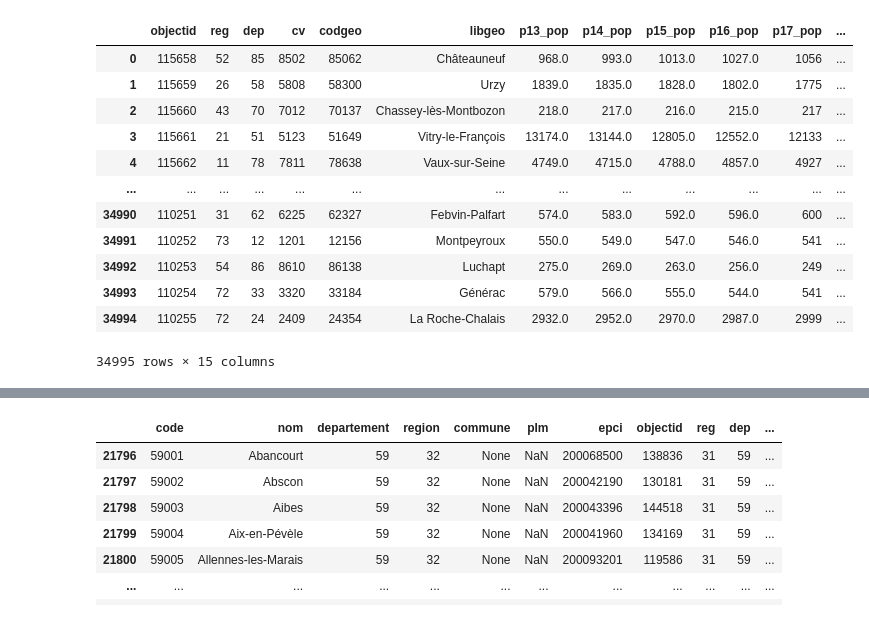
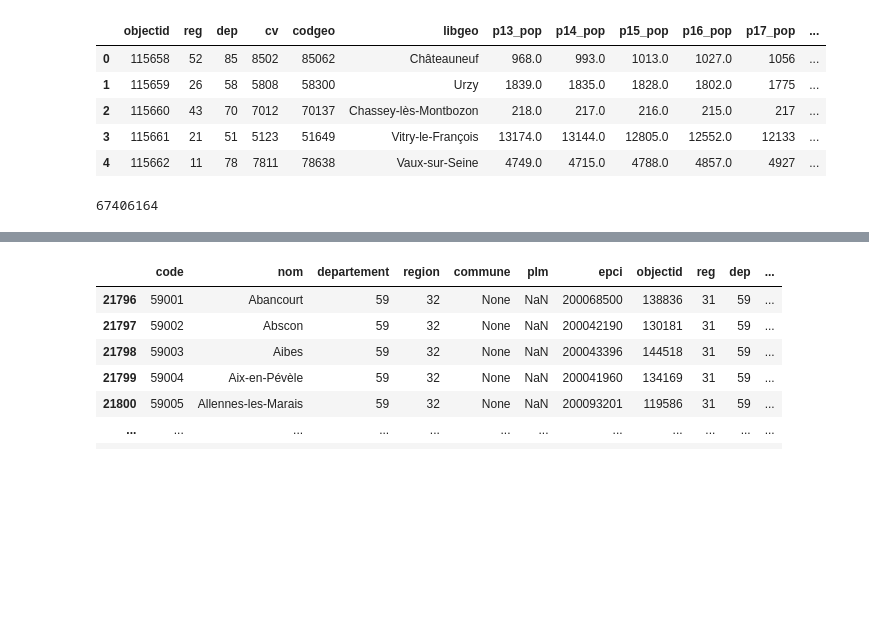
Before and after one commit to yzpt/population_dash, a Jupyter notebook: 1.0_extract.ipynb, the cells around one changed output, grey strips where cells are left out. Drawn from its saved outputs; the diff is of its cells as text; code cells hidden in the pictures; blank space fills up the shorter version.

```diff
--- a/1.0_extract.ipynb
+++ b/1.0_extract.ipynb
@@ -3,21 +3,19 @@ import pandas as pd
 import geopandas as gpd
 # %%
 df_pop = pd.read_excel('data/data_population.xlsx')
-df_pop
+df_pop.head()
 # %% [output]
 |  | objectid | reg | dep | cv | codgeo | libgeo | p13_pop | p14_pop | p15_pop | p16_pop | p17_pop | ... |
 | 0 | 115658 | 52 | 85 | 8502 | 85062 | Châteauneuf | 968.0 | 993.0 | 1013.0 | 1027.0 | 1056 | ... |
 | 1 | 115659 | 26 | 58 | 5808 | 58300 | Urzy | 1839.0 | 1835.0 | 1828.0 | 1802.0 | 1775 | ... |
 | 2 | 115660 | 43 | 70 | 7012 | 70137 | Chassey-lès-Montbozon | 218.0 | 217.0 | 216.0 | 215.0 | 217 | ... |
 | 3 | 115661 | 21 | 51 | 5123 | 51649 | Vitry-le-François | 13174.0 | 13144.0 | 12805.0 | 12552.0 | 12133 | ... |
 | 4 | 115662 | 11 | 78 | 7811 | 78638 | Vaux-sur-Seine | 4749.0 | 4715.0 | 4788.0 | 4857.0 | 4927 | ... |
-| ... | ... | ... | ... | ... | ... | ... | ... | ... | ... | ... | ... | ... |
-| 34990 | 110251 | 31 | 62 | 6225 | 62327 | Febvin-Palfart | 574.0 | 583.0 | 592.0 | 596.0 | 600 | ... |
-| 34991 | 110252 | 73 | 12 | 1201 | 12156 | Montpeyroux | 550.0 | 549.0 | 547.0 | 546.0 | 541 | ... |
-| 34992 | 110253 | 54 | 86 | 8610 | 86138 | Luchapt | 275.0 | 269.0 | 263.0 | 256.0 | 249 | ... |
-| 34993 | 110254 | 72 | 33 | 3320 | 33184 | Générac | 579.0 | 566.0 | 555.0 | 544.0 | 541 | ... |
-| 34994 | 110255 | 72 | 24 | 2409 | 24354 | La Roche-Chalais | 2932.0 | 2952.0 | 2970.0 | 2987.0 | 2999 | ... |
-34995 rows × 15 columns
+# %%
+# sum of the p21_pop column
+int(df_pop['p21_pop'].sum())
+# %% [output]
+67406164
 # %%
 gdf = gpd.read_file('data/communes-100m.geojson')
 gdf
```
Also changed, not shown: parts of 2 cells of this notebook, 4 other files.
